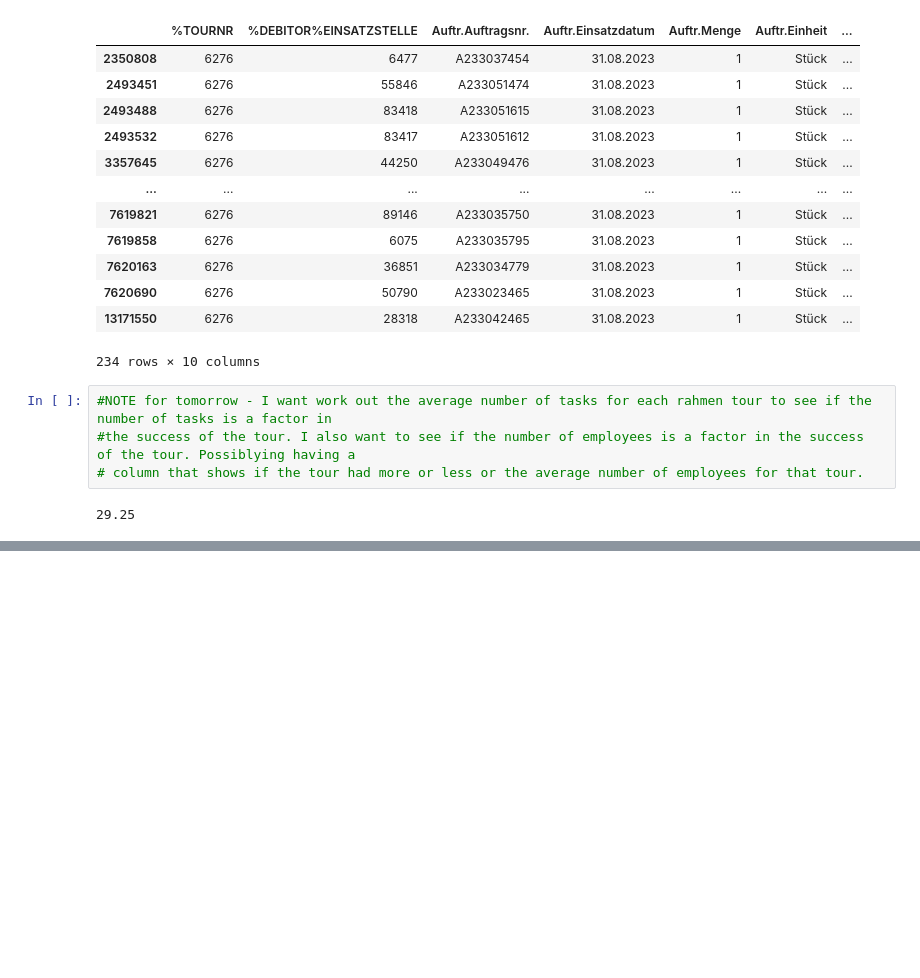
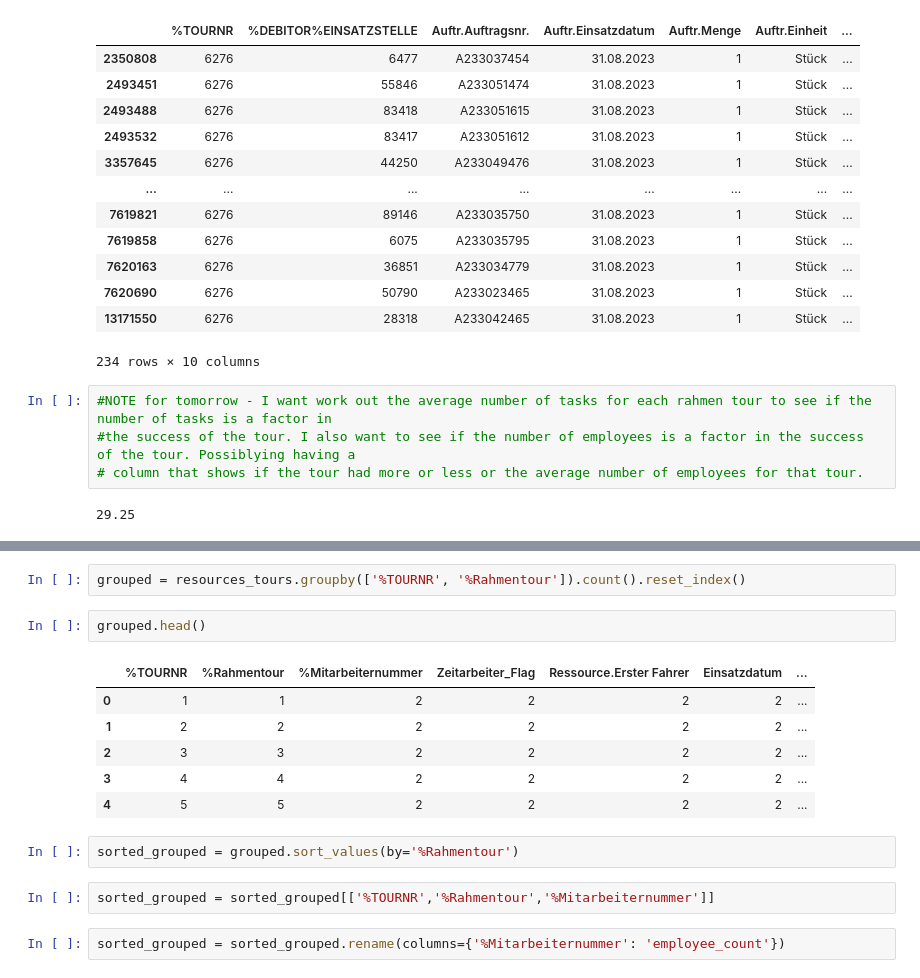
Before and after one commit to baz263/n3xtcoder, a Jupyter notebook: join.ipynb, the cells around one changed output, grey strips where cells are left out. Drawn from its saved outputs; the diff is of its cells as text; blank space fills up the shorter version.

```diff
--- a/join.ipynb
+++ b/join.ipynb
@@ -287,0 +320,17 @@ tasks[tasks['%TOURNR'] == 6276]
+# %%
+grouped = resources_tours.groupby(['%TOURNR', '%Rahmentour']).count().reset_index()
+# %%
+grouped.head()
+# %% [output]
+|  | %TOURNR | %Rahmentour | %Mitarbeiternummer | Zeitarbeiter_Flag | Ressource.Erster Fahrer | Einsatzdatum | ... |
+| 0 | 1 | 1 | 2 | 2 | 2 | 2 | ... |
+| 1 | 2 | 2 | 2 | 2 | 2 | 2 | ... |
+| 2 | 3 | 3 | 2 | 2 | 2 | 2 | ... |
+| 3 | 4 | 4 | 2 | 2 | 2 | 2 | ... |
+| 4 | 5 | 5 | 2 | 2 | 2 | 2 | ... |
+# %%
+sorted_grouped = grouped.sort_values(by='%Rahmentour')
+# %%
+sorted_grouped = sorted_grouped[['%TOURNR','%Rahmentour','%Mitarbeiternummer']]
+# %%
+sorted_grouped = sorted_grouped.rename(columns={'%Mitarbeiternummer': 'employee_count'})
```
Also changed, not shown: parts of 10 cells of this notebook.
